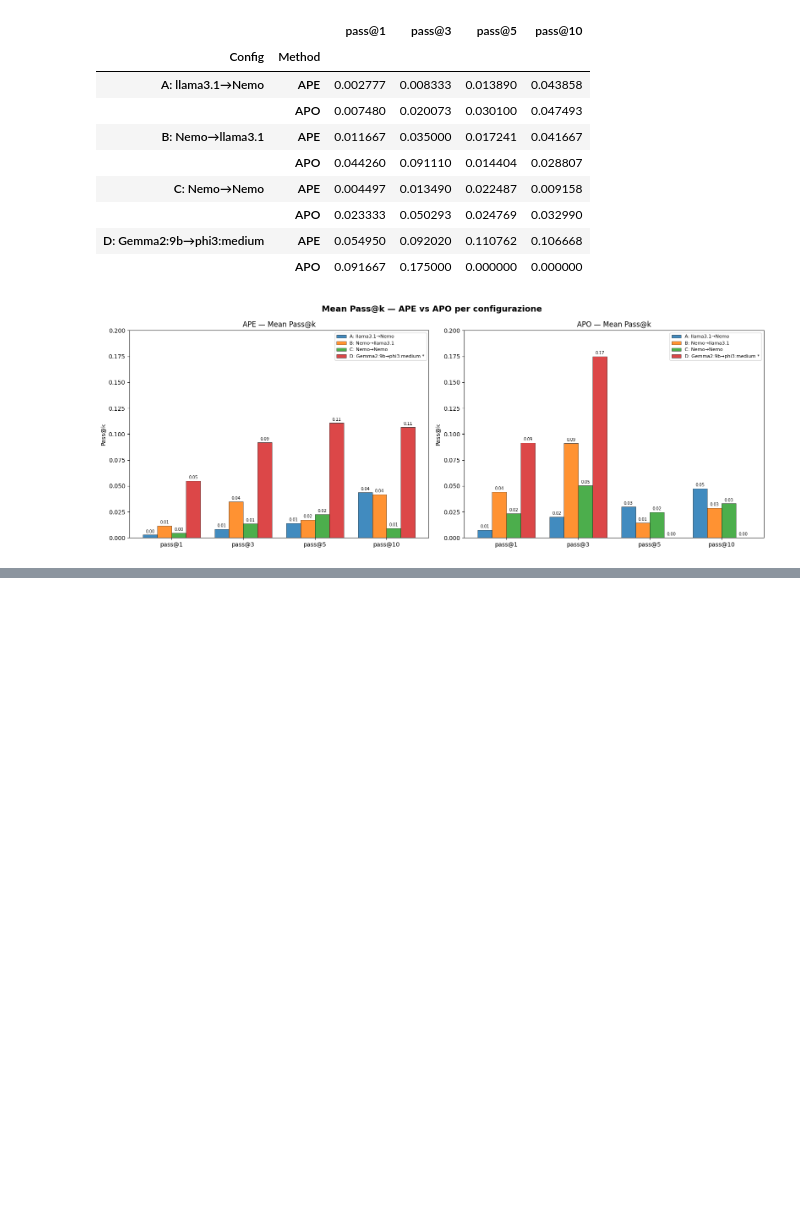
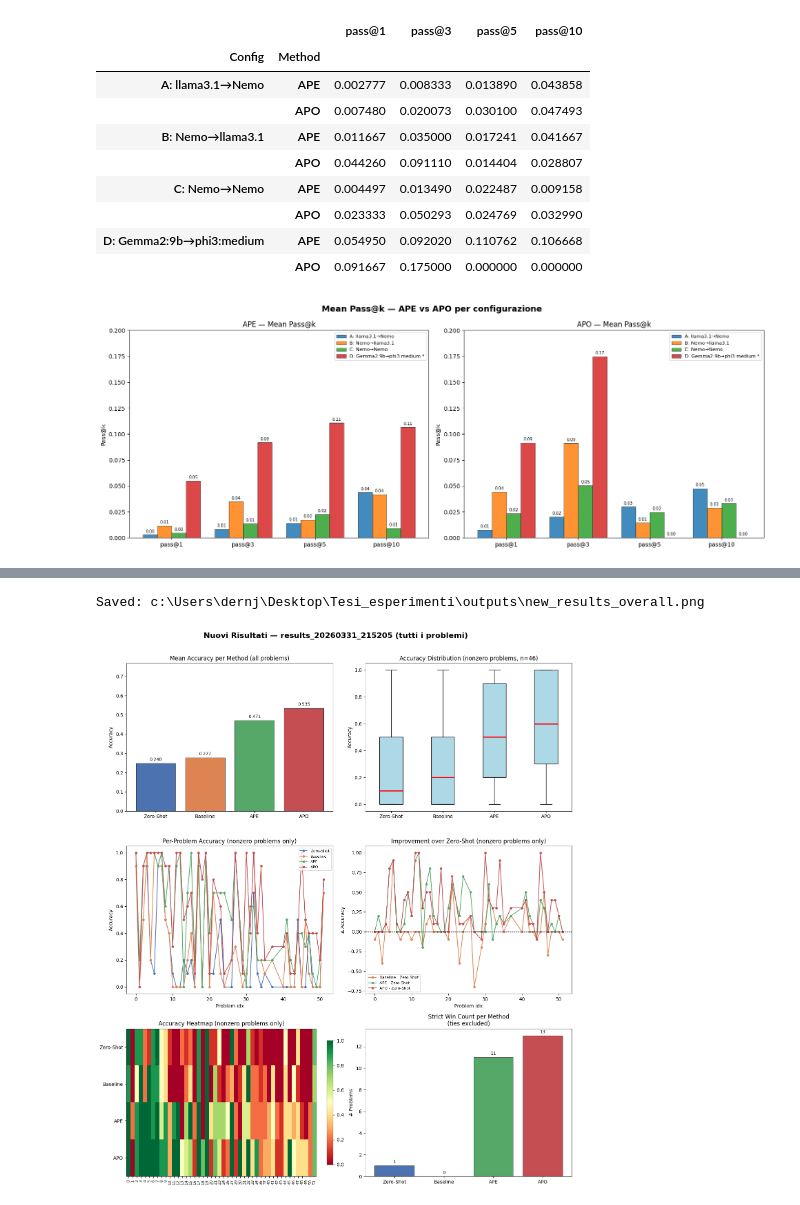
Before and after one commit to OmarDernjani/esperimenti_tesi, a Jupyter notebook: notebooks/analisi_esp.ipynb, the cells around one changed output, grey strips where cells are left out. Drawn from its saved outputs; the diff is of its cells as text; code cells hidden in the pictures; blank space fills up the shorter version.

```diff
--- a/notebooks/analisi_esp.ipynb
+++ b/notebooks/analisi_esp.ipynb
@@ -497,0 +513,32 @@ plt.show()
+# %%
+BASE = os.path.dirname(CWD) if os.path.basename(CWD) == 'notebooks' else CWD
+METHODS = ['accuracy_zero_shot', 'baseline', 'APE', 'APO']
+LABELS  = ['Zero-Shot', 'Baseline', 'APE', 'APO']
+# %%
+# ── Parsing nuovi risultati ──────────────────────────────────────────────────
+def load_results(path):
+    with open(path, encoding='utf-8') as f:
+        raw = json.load(f)
+    rows = []
+    for x in raw:
+        row = {
+            'idx':                x['problem_idx'],
+            'difficulty':         x['difficulty'],
+            'n_test_cases':       x['n_test_cases'],
+            'accuracy_zero_shot': x['zero_shot']['accuracy'],
+            'baseline':           x['baseline']['accuracy'],
+            'APE':                x['APE']['best_accuracy'],
+            'APO':                x['APO']['best_accuracy'],
+        }
+        for k in PASS_K_VALUES:
+            row[f'APE_pass@{k}'] = x['APE'].get('pass_at_k', {}).get(f'pass@{k}', np.nan)
+            row[f'APO_pass@{k}'] = x['APO'].get('pass_at_k', {}).get(f'pass@{k}', np.nan)
+        rows.append(row)
+    return pd.DataFrame(rows)
+
+df_new = load_results(os.path.join(BASE, 'results_20260331_215205.json'))
+print(f'Totale problemi: {len(df_new)}')
+print()
+print(df_new.groupby('difficulty')[METHODS].mean().round(3).to_string())
+print()
+df_new[METHODS].describe().round(3)
@@ -497,0 +562,10 @@ plt.show()
+# %%
+# ── Vista complessiva (aggregato + non-aggregato) ────────────────────────────
+generate_graph(
+    df_new,
+    'Nuovi Risultati — results_20260331_215205 (tutti i problemi)',
+    save_path=os.path.join(BASE, 'outputs', 'new_results_overall.png'),
+)
+# %% [output]
+Saved: c:\Users\dernj\Desktop\Tesi_esperimenti\outputs\new_results_overall.png
+[figure, added]
```
Also changed, not shown: parts of 8 cells of this notebook, 5 other files.
